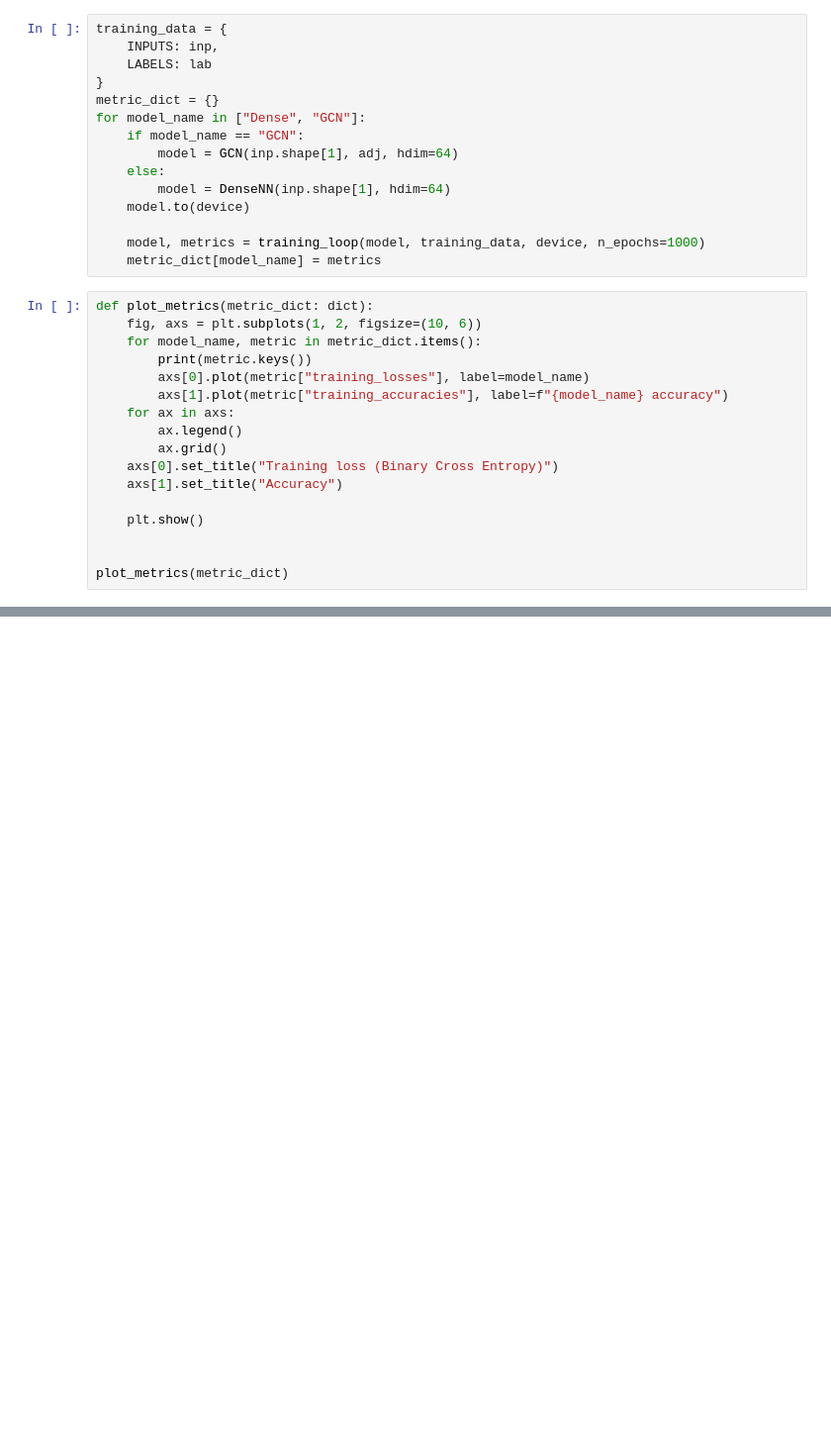
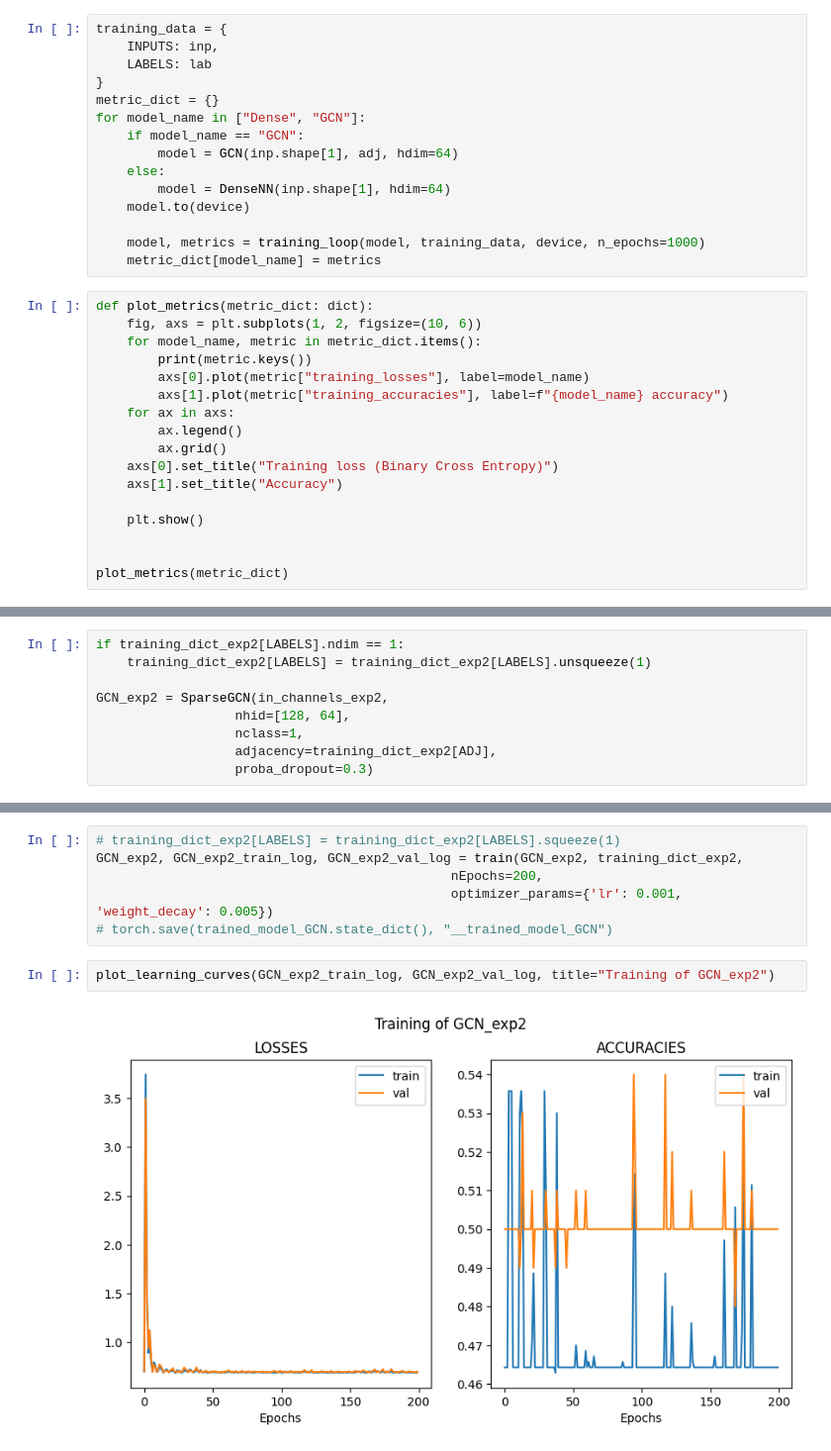
Before and after one commit to balthazarneveu/spectral_graph_convolutions, a Jupyter notebook: studies/abide_dataset_exploration.ipynb, the cells around one changed output, grey strips where cells are left out. Shown at 99% size. Drawn from its saved outputs; the diff is of its cells as text; blank space fills up the shorter version.

```diff
--- a/studies/abide_dataset_exploration.ipynb
+++ b/studies/abide_dataset_exploration.ipynb
@@ -188,0 +253,9 @@ print(f"Test loss: {loss_test.item():.4f}, Test accuracy: {acc_test.item():.4f}"
+# %%
+if training_dict_exp2[LABELS].ndim == 1:
+    training_dict_exp2[LABELS] = training_dict_exp2[LABELS].unsqueeze(1)
+
+GCN_exp2 = SparseGCN(in_channels_exp2,
+                  nhid=[128, 64],
+                  nclass=1,
+                  adjacency=training_dict_exp2[ADJ],
+                  proba_dropout=0.3)
@@ -188,0 +274,10 @@ print(f"Test loss: {loss_test.item():.4f}, Test accuracy: {acc_test.item():.4f}"
+# %%
+# training_dict_exp2[LABELS] = training_dict_exp2[LABELS].squeeze(1)
+GCN_exp2, GCN_exp2_train_log, GCN_exp2_val_log = train(GCN_exp2, training_dict_exp2,
+                                              nEpochs=200,
+                                              optimizer_params={'lr': 0.001, 'weight_decay': 0.005})
+# torch.save(trained_model_GCN.state_dict(), "__trained_model_GCN")
+# %%
+plot_learning_curves(GCN_exp2_train_log, GCN_exp2_val_log, title="Training of GCN_exp2")
+# %% [output]
+[figure, added]
```
Also changed, not shown: parts of 51 cells of this notebook, 2 other files.
